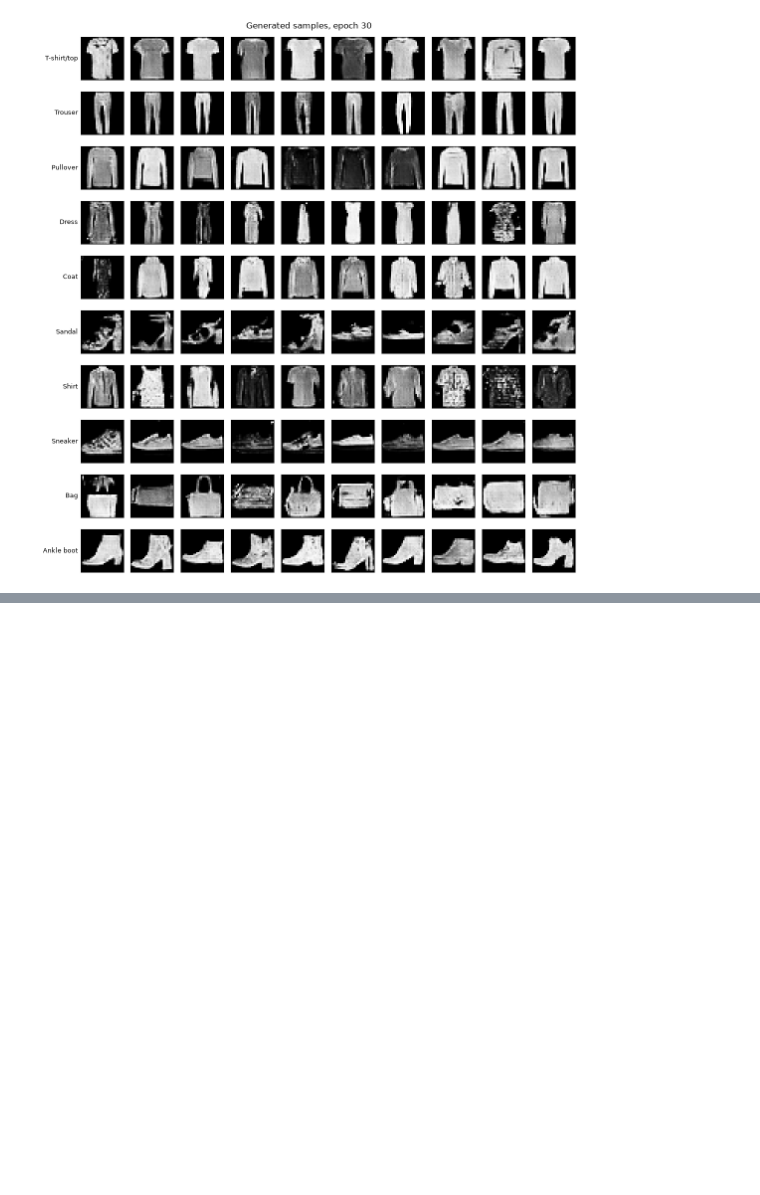
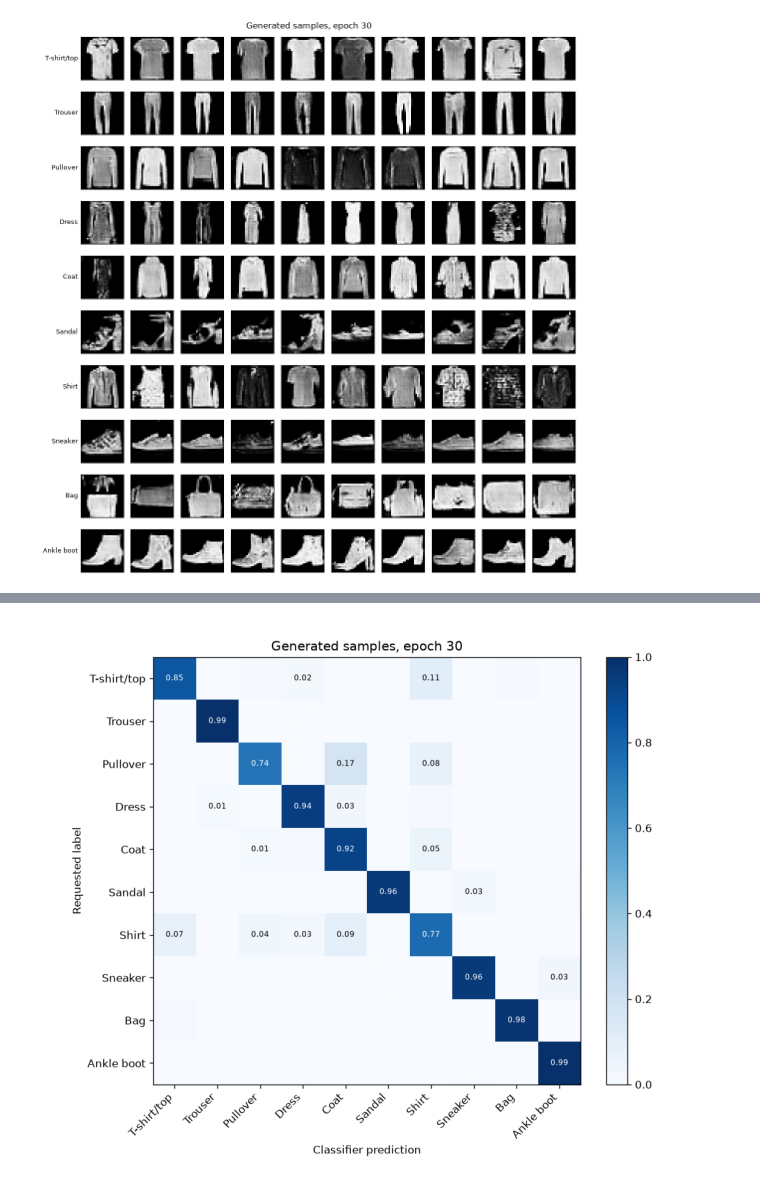
Before and after one commit to AI-IF-TelU/Proyek1-CGAN-ADayInAli, a Jupyter notebook: notebooks/02-ad-cgan-experiments.ipynb, the cells around one changed output, grey strips where cells are left out. Drawn from its saved outputs; the diff is of its cells as text; code cells hidden in the pictures; blank space fills up the shorter version.

```diff
--- a/notebooks/02-ad-cgan-experiments.ipynb
+++ b/notebooks/02-ad-cgan-experiments.ipynb
@@ -245,0 +283,7 @@ Loaded generator from epoch 30
+# %%
+plt.figure(figsize=(8, 7))
+plt.imshow(Image.open(LOGS_DIR / "confusion_ckpt.png"))
+plt.axis("off")
+plt.show()
+# %% [output]
+[figure, added]
```
Also changed, not shown: parts of 6 cells of this notebook, 1 other file.
